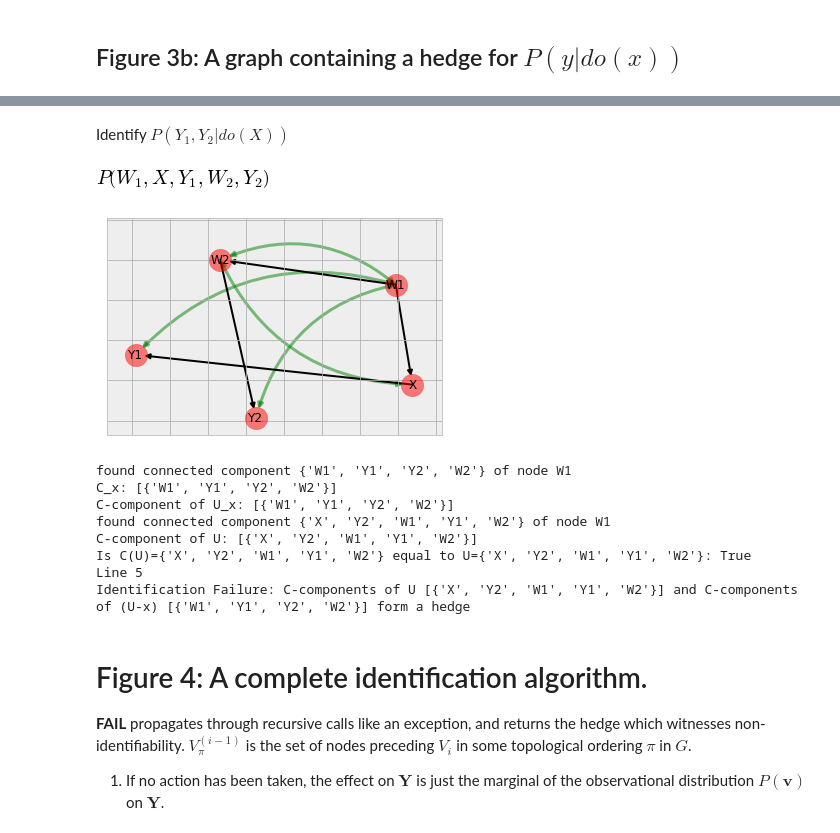
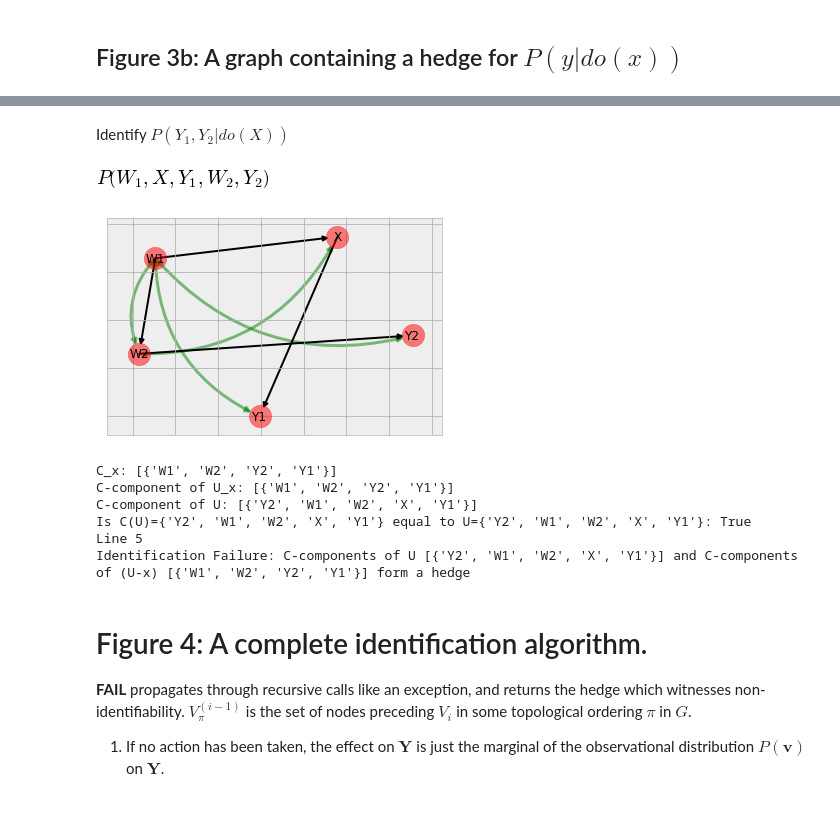
Before and after one commit to COVID-19-Causal-Reasoning/Y0, a Jupyter notebook: ID.ipynb, the cells around one changed output, grey strips where cells are left out. Cells and saved outputs as stored; diff of their text form; code cells hidden in the pictures.

```diff
--- a/ID.ipynb
+++ b/ID.ipynb
@@ -65,7 +57,19 @@ C_components_of_U [{'Y', 'X'}] and C_components_of_U_x [{'Y'}] form a hedge
 figure_1b = dict(G=DAG([('X','Z'),
                         ('Z','Y')]),
                  U =DAG([('X','Z')]))
-figure_1b['U'].add_nodes_from(figure_1b['G'].nodes)
 
 draw_graph(**figure_1b)
+
+U = figure_1b['U']
+G = figure_1b['G']
+
+U.add_nodes_from( G.nodes )
+x, y = frozenset({'X'}), frozenset({'Y'})
+
+P = joint_probability_distribution( G.nodes )
+
+try:
+    ID(y, x, P, G, U)
+except identify.Fail as f:
+    print(f)
 # %% [output]
@@ -671,8 +413,8 @@ $$P_x (y_1 , y_2 ) = \sum_{w_2} P(y_1, w_2 ) \sum_{w_1} P(y_1 | x , w_1 )P(w_1 )
 ## Figure 3a: A graph hedge-less for $P(y|do(x))$
 # %%
 figure_3a = dict(G=DAG([('W1','X'),
-                   ('X','Y1'),
-                   ('W2','Y2')]),
+                        ('X','Y1'),
+                        ('W2','Y2')]),
                  U=DAG([('W1','Y1'),
                         ('W1','W2'),
                         ('W2','X'),
@@ -686,7 +428,7 @@ P = joint_probability_distribution( G.nodes )
 
 draw_graph(**figure_3a)
 try:
-    display(ID(y, x, P, G, U))
+    display(ID(y, x, P, G, U, debug=True))
 except identify.Fail as f:
     print(f)
 # %% [output]
@@ -727,7 +480,7 @@ P = joint_probability_distribution( G.nodes )
 
 draw_graph(**figure_3b)
 try:
-    display(ID(y, x, P, G, U))
+    display(ID(y, x, P, G, U, debug=True))
 except identify.Fail as f:
     print(f)
 # %% [output]
@@ -735,14 +488,12 @@ except identify.Fail as f:
 Identify $P(Y_{1},Y_{2} | do(X))$
 [figure]
-[figure, old version]
+[figure, new version]
-found connected component {'W1', 'Y1', 'Y2', 'W2'} of node W1
-C_x: [{'W1', 'Y1', 'Y2', 'W2'}]
-C-component of U_x: [{'W1', 'Y1', 'Y2', 'W2'}]
-found connected component {'X', 'Y2', 'W1', 'Y1', 'W2'} of node W1
-C-component of U: [{'X', 'Y2', 'W1', 'Y1', 'W2'}]
-Is C(U)={'X', 'Y2', 'W1', 'Y1', 'W2'} equal to U={'X', 'Y2', 'W1', 'Y1', 'W2'}: True
+C_x: [{'W1', 'W2', 'Y2', 'Y1'}]
+C-component of U_x: [{'W1', 'W2', 'Y2', 'Y1'}]
+C-component of U: [{'Y2', 'W1', 'W2', 'X', 'Y1'}]
+Is C(U)={'Y2', 'W1', 'W2', 'X', 'Y1'} equal to U={'Y2', 'W1', 'W2', 'X', 'Y1'}: True
 Line 5
-Identification Failure: C-components of U [{'X', 'Y2', 'W1', 'Y1', 'W2'}] and C-components of (U-x) [{'W1', 'Y1', 'Y2', 'W2'}] form a hedge
+Identification Failure: C-components of U [{'Y2', 'W1', 'W2', 'X', 'Y1'}] and C-components of (U-x) [{'W1', 'W2', 'Y2', 'Y1'}] form a hedge
 # %%
 import sympy
 display(sympy.latex(Symbol('Y1')))
```
Also changed, not shown: parts of 34 cells of this notebook, 2 other files.
